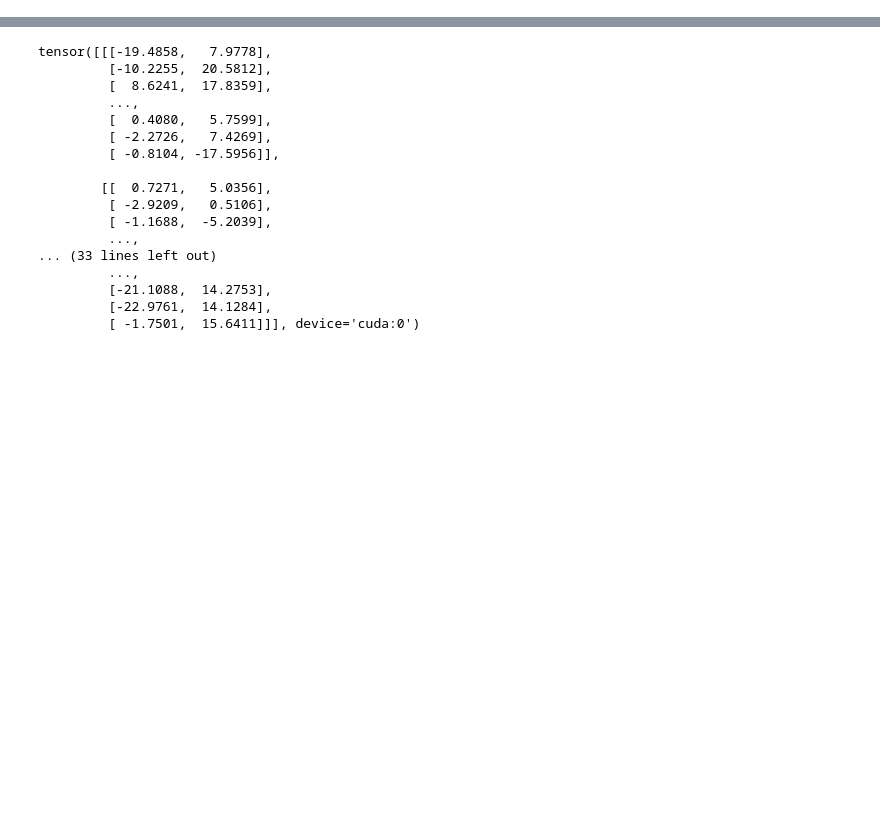
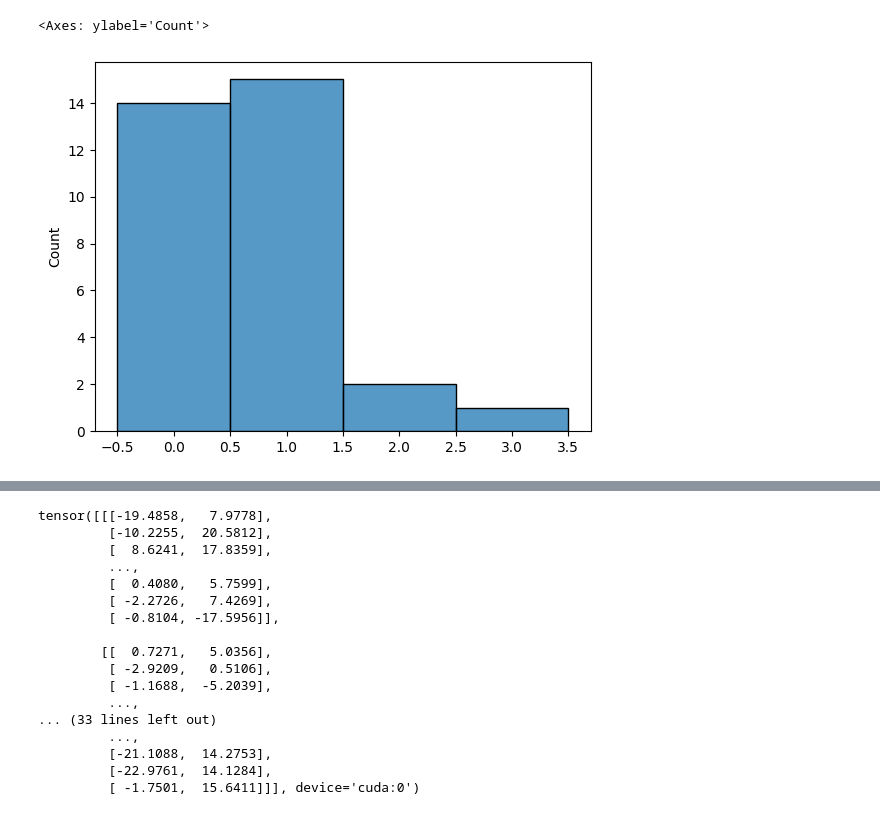
Before and after one commit to mishmish66/Legato, a Jupyter notebook: experiments/test_actor.ipynb, the cells around one changed output, grey strips where cells are left out. Saved outputs shown, nothing was run; the diff lists cells and outputs as text; code cells hidden in the pictures; blank space fills up the shorter version.

```diff
--- a/experiments/test_actor.ipynb
+++ b/experiments/test_actor.ipynb
@@ -48,7 +48,7 @@ def custom(x, y):
     reg = 0.1
     norm = torch.norm(x - y, p=1, dim=-1)
     norm_sq = norm * norm
-    return norm_sq #torch.log(norm_sq + reg) + norm_sq - np.log(reg)
+    return torch.log(norm+1.0) # torch.log(norm_sq + reg) + norm_sq - np.log(reg)
 
 
 actor = ActorPolicy(
@@ -58,22 +58,25 @@ actor = ActorPolicy(
     transiton_model,
     state_decoder,
     action_decoder,
-    # optim_factory=torch.optim.SGD,
-    optim_factory=torch.optim.AdamW,
-    loss_func=custom,
-    # loss_func=torch.nn.L1Loss(reduction="none"),
-    lr=0.01,
+    optim_factory=torch.optim.SGD,
+    # optim_factory=torch.optim.AdamW,
+    # loss_func=custom,
+    loss_func=torch.nn.L1Loss(reduction="none"),
+    lr=4.0,
     decay=1.0,
-    horizon=32,
-    iters=256,
+    horizon=1024,
+    iters=64,
     # tail_states=4,
-    discount=0.995,
+    discount=0.99,
+    temperature=0.0,
+    samples=1,
+    condensation_weight=100.0,
 ).cuda()
 
 # actor = torch.compile(actor)
 episode_len = 1024
 
-parallel_env_count = 8
+parallel_env_count = 32
 # Make parallel env
 envs = gym.vector.make(
     "PointMaze_Medium-v3",
@@ -82,7 +85,7 @@ envs = gym.vector.make(
     render_mode="rgb_array",
     continuing_task=True,
     max_episode_steps=episode_len,
-    # reset_target=True,
+    reset_target=True,
 )
 
 obses, infos = envs.reset()
@@ -97,9 +100,11 @@ traj_states = [initial_state]
 
 frame_stacks = [[frame] for frame in envs.call("render")]
 
-skips = 8
+skips = 4
 
+goals = []
 imagined_states = []
+successes = []
 
 loss_curves = []
 for i in tqdm(range(episode_len), disable=True):
@@ -113,15 +118,11 @@ for i in tqdm(range(episode_len), disable=True):
         )
         target_states[:, :2] = desired_goals
 
-        horizon_len = min(1024, episode_len - i)
+        horizon_len = min(256, episode_len - i)
         horizons = torch.ones(parallel_env_count, device="cuda") * horizon_len
         next_actions, latent_action_plan, imagined, loss_curve = actor(
             # states, target_states, horizons, None, return_curve=True
-            states,
-            target_states,
-            horizons,
-            latent_action_plan,
-            return_curve=True,
+            states, target_states, horizons, latent_action_plan, return_curve=True
         )
 
         imagined_states.append(imagined[..., :skips, :])
@@ -135,8 +136,11 @@ for i in tqdm(range(episode_len), disable=True):
         next_actions = action_decoder((next_latent_act, latent_states)).detach()
 
     obses, rew, term, trunc, info = envs.step(next_actions.cpu().numpy())
+
     states = torch.tensor(obses["observation"], dtype=torch.float32, device="cuda")
 
+    goals.append(desired_goals)
+    successes.append(info["success"])
     traj_actions.append(next_actions)
     traj_states.append(
         torch.tensor(obses["observation"], device="cuda", dtype=torch.float32)
@@ -173 +177,8 @@ Iteration 1023, 7 after skip, action: [ 6.0165057  -0.90938014]
+# %%
+# Scatterplot of success count
+total_success_per_env = np.stack(successes, axis=1).sum(axis=1)
+sns.histplot(total_success_per_env.astype(np.int32), discrete=True)
+# %% [output]
+<Axes: ylabel='Count'>
+[figure, added]
 # %%
```
Also changed, not shown: parts of 7 cells of this notebook, 1 other file.
